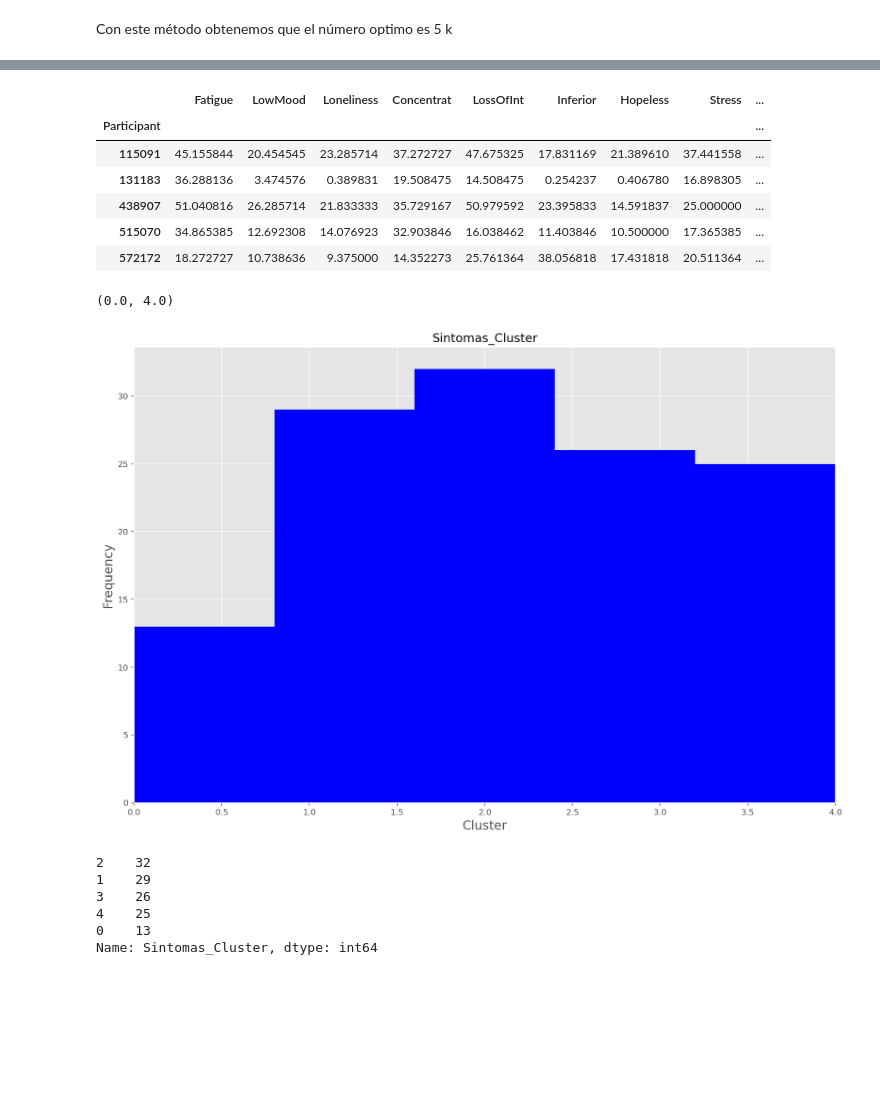
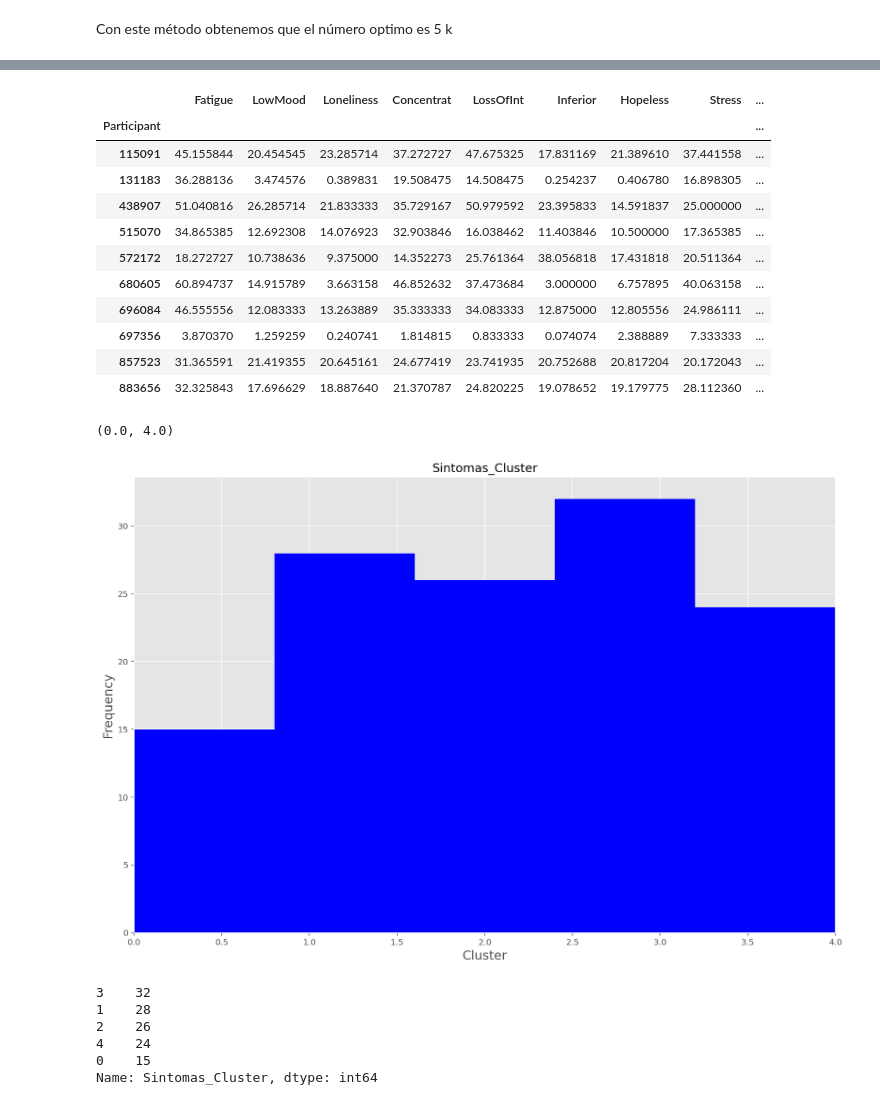
Before and after one commit to serNAVARRO7/AISaturdays-depresion-rrss, a Jupyter notebook: scripts/Clustering_Analysis_AnaPatriciaBautista.ipynb, the cells around one changed output, grey strips where cells are left out. Cells and saved outputs as stored; diff of their text form; code cells hidden in the pictures; blank space fills up the shorter version.

```diff
--- a/scripts/Clustering_Analysis_AnaPatriciaBautista.ipynb
+++ b/scripts/Clustering_Analysis_AnaPatriciaBautista.ipynb
@@ -206,7 +206,7 @@ from sklearn.cluster import KMeans
 color_map = array(['b','g','r','k', 'y'])
 
 ## aplicar el método de k-means para obtener los centroides
-kmeans = KMeans(n_clusters = 5, random_state=1000).fit(data_clustering_mean)
+kmeans = KMeans(n_clusters = 5, random_state=0,).fit(data_clustering_mean)
 centroides = kmeans.cluster_centers_ # localizar la posición de los centroides
 
 classes = kmeans.predict(data_clustering_mean) # Obtener a que cluster pertenece cada participante
@@ -263,15 +263,20 @@ Participant
 115091     4
 Name: Sintomas_Cluster, dtype: int32
 # %%
-data_clustering_mean.head()
+data_clustering_mean.head(10)
 # %% [output]
 |  | Fatigue | LowMood | Loneliness | Concentrat | LossOfInt | Inferior | Hopeless | Stress | ... |
 | Participant |  |  |  |  |  |  |  |  | ... |
 | 115091 | 45.155844 | 20.454545 | 23.285714 | 37.272727 | 47.675325 | 17.831169 | 21.389610 | 37.441558 | ... |
 | 131183 | 36.288136 | 3.474576 | 0.389831 | 19.508475 | 14.508475 | 0.254237 | 0.406780 | 16.898305 | ... |
 | 438907 | 51.040816 | 26.285714 | 21.833333 | 35.729167 | 50.979592 | 23.395833 | 14.591837 | 25.000000 | ... |
 | 515070 | 34.865385 | 12.692308 | 14.076923 | 32.903846 | 16.038462 | 11.403846 | 10.500000 | 17.365385 | ... |
 | 572172 | 18.272727 | 10.738636 | 9.375000 | 14.352273 | 25.761364 | 38.056818 | 17.431818 | 20.511364 | ... |
+| 680605 | 60.894737 | 14.915789 | 3.663158 | 46.852632 | 37.473684 | 3.000000 | 6.757895 | 40.063158 | ... |
+| 696084 | 46.555556 | 12.083333 | 13.263889 | 35.333333 | 34.083333 | 12.875000 | 12.805556 | 24.986111 | ... |
+| 697356 | 3.870370 | 1.259259 | 0.240741 | 1.814815 | 0.833333 | 0.074074 | 2.388889 | 7.333333 | ... |
+| 857523 | 31.365591 | 21.419355 | 20.645161 | 24.677419 | 23.741935 | 20.752688 | 20.817204 | 20.172043 | ... |
+| 883656 | 32.325843 | 17.696629 | 18.887640 | 21.370787 | 24.820225 | 19.078652 | 19.179775 | 28.112360 | ... |
 # %%
 #fig=plt.figure(figsize=(5,3))
 data_clustering_mean.hist(column='Sintomas_Cluster', bins=5, color='b', histtype='barstacked')
@@ -281,13 +286,13 @@ plt.xlim([0,4])
 #plt.legend(loc='center left', bbox_to_anchor=(1.0, 0.5))
 # %% [output]
 (0.0, 4.0)
-[figure, old version]
+[figure, new version]
 # %%
 data_clustering_mean.Sintomas_Cluster.value_counts()
 # %% [output]
-2    32
-1    29
-3    26
-4    25
-0    13
+3    32
+1    28
+2    26
+4    24
+0    15
 Name: Sintomas_Cluster, dtype: int64
```
Also changed, not shown: parts of 6 cells of this notebook, 1 other file.
